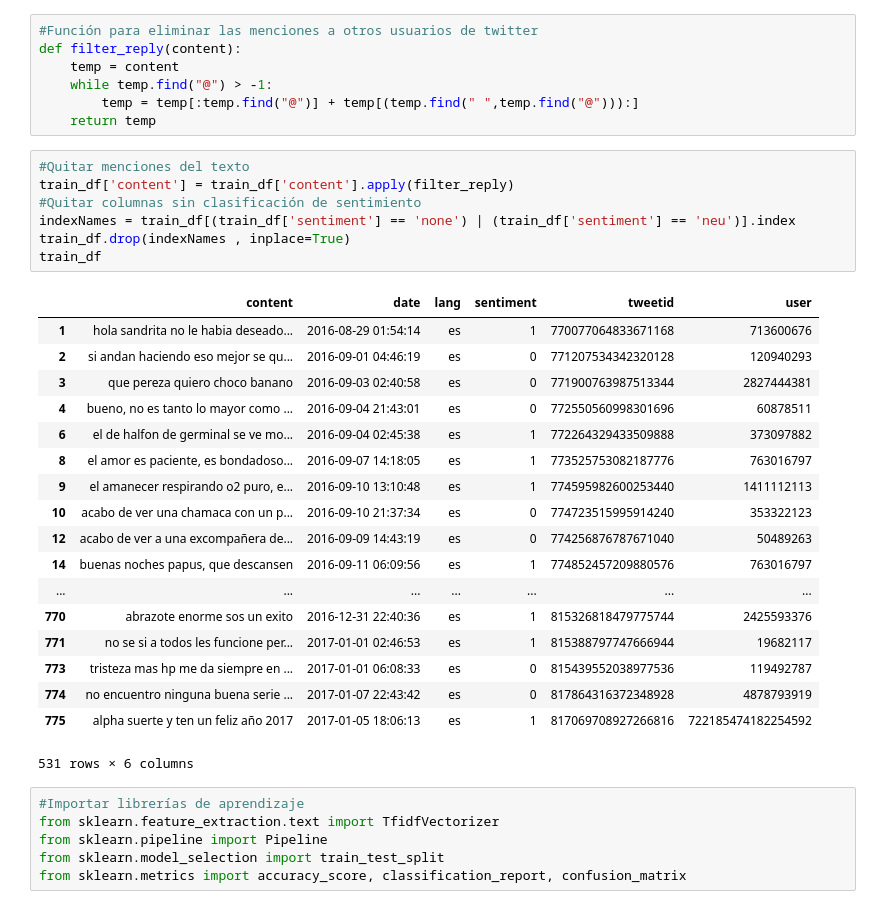
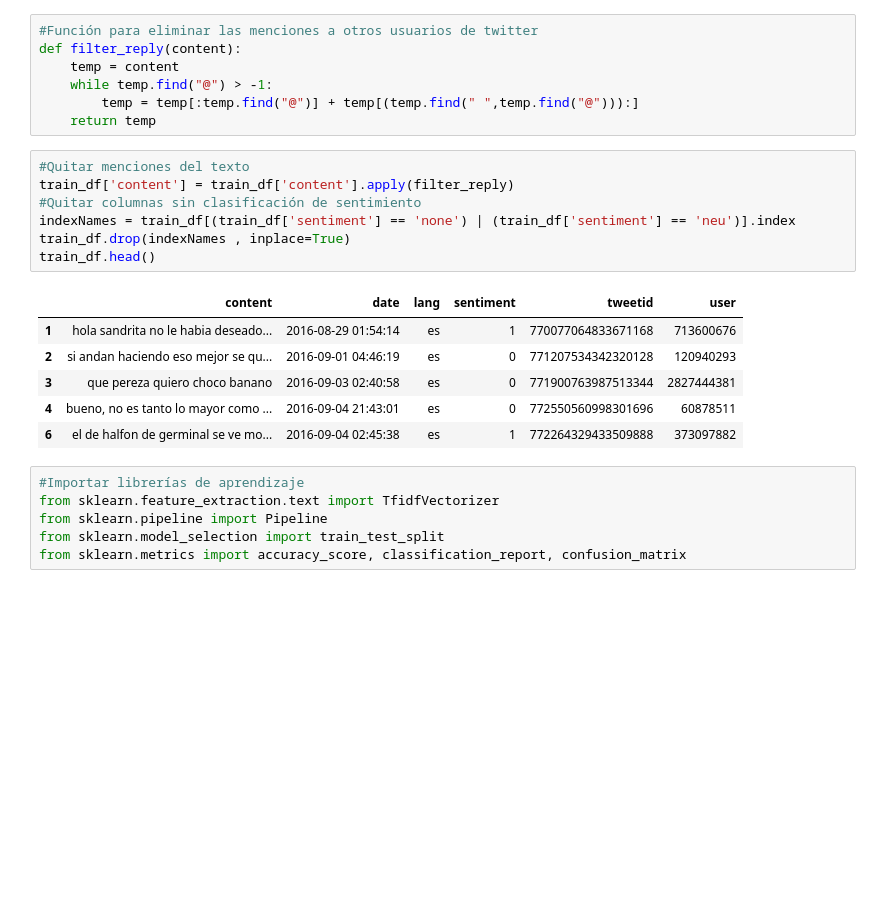
Before and after one commit to WomenWhoCode/WWCodeBogota, a Jupyter notebook: Python/Spacy-Español.ipynb, the cells around one changed output. Cells and saved outputs as stored; diff of their text form; blank space fills up the shorter version.

```diff
--- a/Python/Spacy-Español.ipynb
+++ b/Python/Spacy-Español.ipynb
@@ -236,29 +224,17 @@ def filter_reply(content):
 # %%
 #Quitar menciones del texto
 train_df['content'] = train_df['content'].apply(filter_reply)
 #Quitar columnas sin clasificación de sentimiento
 indexNames = train_df[(train_df['sentiment'] == 'none') | (train_df['sentiment'] == 'neu')].index
 train_df.drop(indexNames , inplace=True)
-train_df
+train_df.head()
 # %% [output]
 |  | content | date | lang | sentiment | tweetid | user |
 | 1 | hola sandrita no le habia deseado... | 2016-08-29 01:54:14 | es | 1 | 770077064833671168 | 713600676 |
 | 2 | si andan haciendo eso mejor se qu... | 2016-09-01 04:46:19 | es | 0 | 771207534342320128 | 120940293 |
 | 3 | que pereza quiero choco banano | 2016-09-03 02:40:58 | es | 0 | 771900763987513344 | 2827444381 |
 | 4 | bueno, no es tanto lo mayor como ... | 2016-09-04 21:43:01 | es | 0 | 772550560998301696 | 60878511 |
 | 6 | el de halfon de germinal se ve mo... | 2016-09-04 02:45:38 | es | 1 | 772264329433509888 | 373097882 |
-| 8 | el amor es paciente, es bondadoso... | 2016-09-07 14:18:05 | es | 1 | 773525753082187776 | 763016797 |
-| 9 | el amanecer respirando o2 puro, e... | 2016-09-10 13:10:48 | es | 1 | 774595982600253440 | 1411112113 |
-| 10 | acabo de ver una chamaca con un p... | 2016-09-10 21:37:34 | es | 0 | 774723515995914240 | 353322123 |
-| 12 | acabo de ver a una excompañera de... | 2016-09-09 14:43:19 | es | 0 | 774256876787671040 | 50489263 |
-| 14 | buenas noches papus, que descansen | 2016-09-11 06:09:56 | es | 1 | 774852457209880576 | 763016797 |
-| ... | ... | ... | ... | ... | ... | ... |
-| 770 | abrazote enorme sos un exito | 2016-12-31 22:40:36 | es | 1 | 815326818479775744 | 2425593376 |
-| 771 | no se si a todos les funcione per... | 2017-01-01 02:46:53 | es | 1 | 815388797747666944 | 19682117 |
-| 773 | tristeza mas hp me da siempre en ... | 2017-01-01 06:08:33 | es | 0 | 815439552038977536 | 119492787 |
-| 774 | no encuentro ninguna buena serie ... | 2017-01-07 22:43:42 | es | 0 | 817864316372348928 | 4878793919 |
-| 775 | alpha suerte y ten un feliz año 2017 | 2017-01-05 18:06:13 | es | 1 | 817069708927266816 | 722185474182254592 |
-531 rows × 6 columns
 # %%
 #Importar librerías de aprendizaje
 from sklearn.feature_extraction.text import TfidfVectorizer
```
Also changed, not shown: parts of 1 cell of this notebook.
